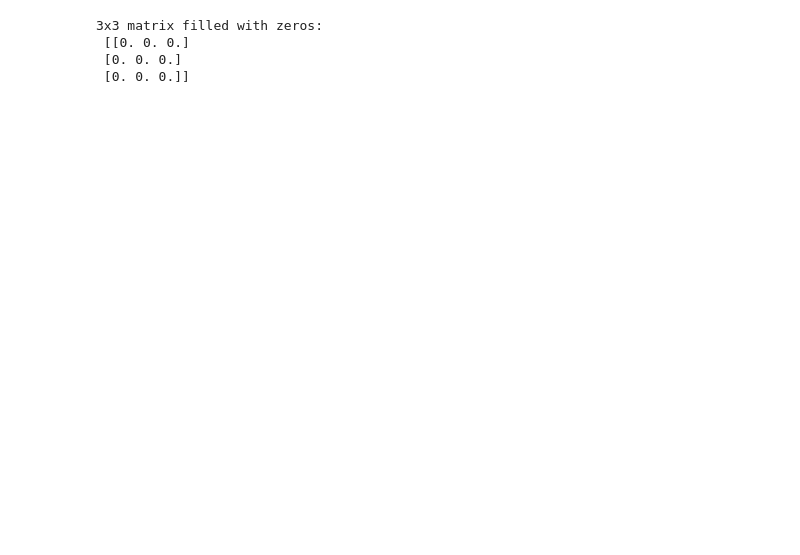
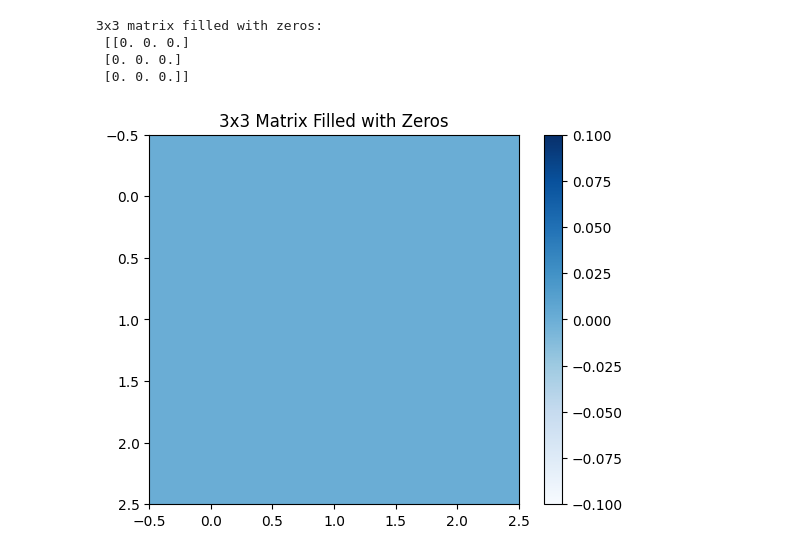
Before and after one commit to RyszardKozik/dtcs_modul_1_homework, a Jupyter notebook: Hw1.ipynb, the cells around one changed output. Cells and saved outputs as stored; diff of their text form; code cells hidden in the pictures; blank space fills up the shorter version.

```diff
--- a/Hw1.ipynb
+++ b/Hw1.ipynb
@@ -10,11 +20,21 @@ print("1D array with the first 10 positive integers:\n", vector_1)
 # %%
 # Task 2
+import numpy as np
+import matplotlib.pyplot as plt
+
 matrix_3x3 = np.zeros((3,3))
 print("3x3 matrix filled with zeros:\n", matrix_3x3)
+
+# Visualize the matrix using a simple plot
+plt.imshow(matrix_3x3, cmap='Blues', interpolation='none')
+plt.title("3x3 Matrix Filled with Zeros")
+plt.colorbar()
+plt.show()
 # %% [output]
 3x3 matrix filled with zeros:
  [[0. 0. 0.]
  [0. 0. 0.]
  [0. 0. 0.]]
+[figure, added]
 # %%
 # Task 3
```
Also changed, not shown: parts of 18 cells of this notebook.
